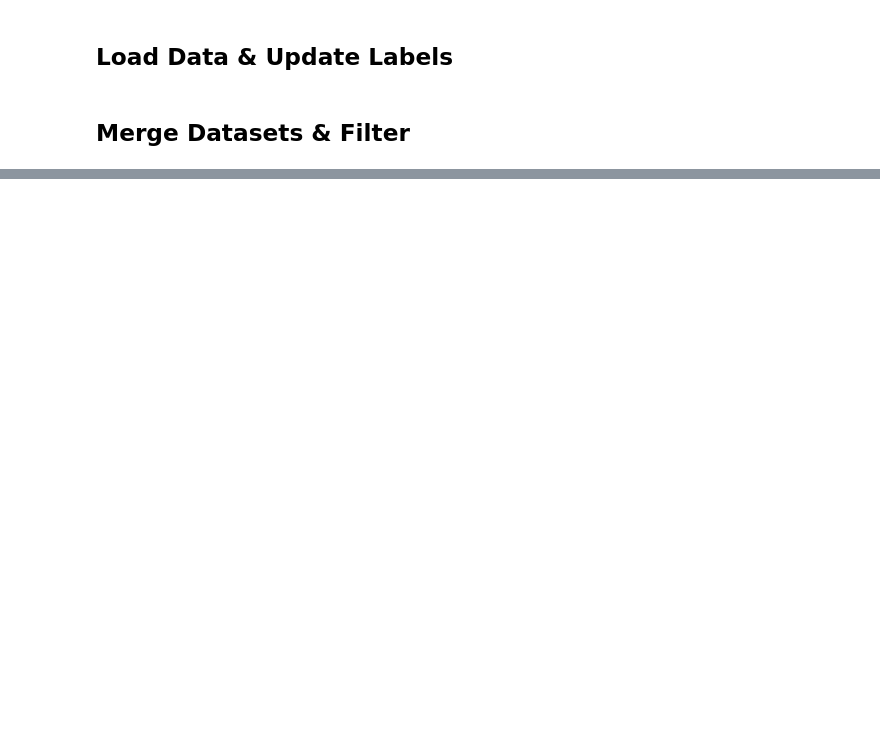
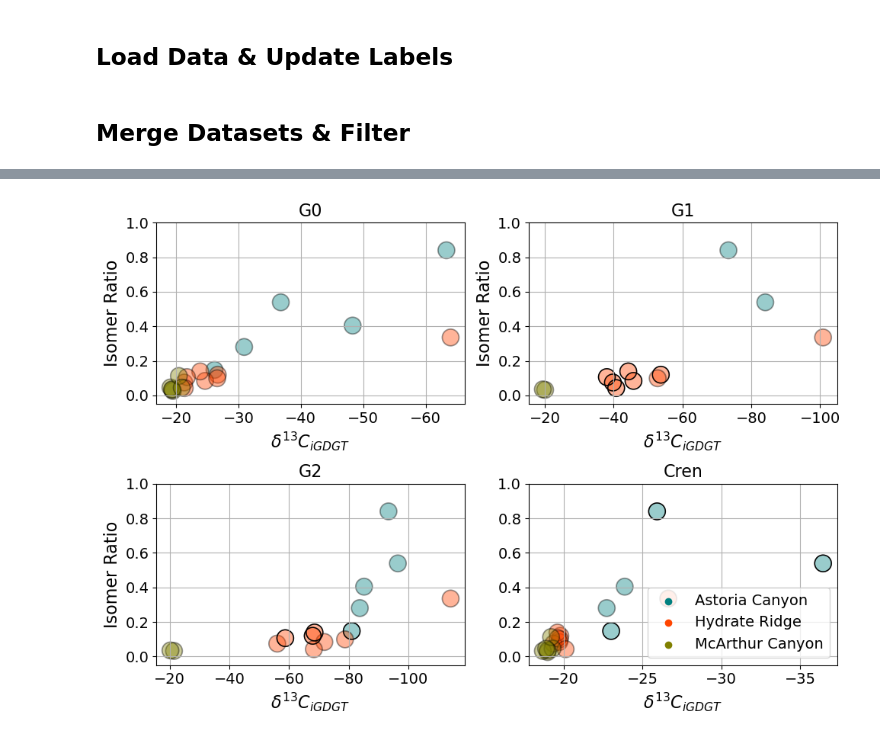
Before and after one commit to katherinekeller/cascadia-margin-lipids, a Jupyter notebook: analysis/data_figures.ipynb, the cells around one changed output, grey strips where cells are left out. Saved outputs shown, nothing was run; the diff lists cells and outputs as text; code cells hidden in the pictures; blank space fills up the shorter version.

```diff
--- a/analysis/data_figures.ipynb
+++ b/analysis/data_figures.ipynb
@@ -199,0 +200,77 @@ plt.savefig("../manuscript-figures/MI_vs_d13C.png", dpi=400)
+# %%
+import matplotlib.pyplot as plt
+import seaborn as sns
+from scipy.stats import linregress
+import pandas as pd
+import numpy as np
+
+
+gdgts = ["G0", "G1", "G2", "Cren"]
+fig, ax = plt.subplots(2, 2, figsize=(10, 7), facecolor="white")
+pal_2 = ["teal", "orangered", "olive"]
+ax = ax.flatten()
+
+for i, j in enumerate(gdgts):
+
+    sns.scatterplot(
+        data=all_merge[all_merge["Compound"] == j],
+        x="d13c_avg",
+        y="ratio",
+        hue="Location_x",
+        ax=ax[i],
+        palette=pal_2,
+        s=250,
+        edgecolor="k",
+        alpha=0.4,
+    )
+    # Filter the dataframe for each compound
+    data = low_size[low_size["Compound"] == j]
+    data_2 = low_purity_data[low_purity_data["Compound"] == j]
+    locations = data["Location_x"].unique()
+
+    # Plot each location separately to control edge and face colors
+    for location in locations:
+        subset = data[data["Location_x"] == location]
+        ax[i].scatter(
+            subset["d13c_avg"],
+            subset["ratio"],
+            edgecolor="black",
+            facecolor="none",
+            s=250,
+            alpha=1,
+            linewidth=1,
+        )
+    for location in locations:
+        subset2 = data_2[data_2["Location_x"] == location]
+        ax[i].scatter(
+            subset2["d13c_avg"],
+            subset2["ratio"],
+            edgecolor="black",
+            facecolor="none",
+            s=250,
+            alpha=1,
+            linewidth=1,
+        )
+
+    # Additional customization for each subplot as needed
+    ax[i].set_title(f"Compound: {j}")
+    ax[i].set_xlabel("$\delta^{13}C_{iGDGT}$", fontsize=16)
+    ax[i].set_ylabel("Isomer Ratio", fontsize=16)
+    ax[i].invert_xaxis()
+    ax[i].tick_params(axis="x", labelsize=14)
+    ax[i].tick_params(axis="y", labelsize=14)
+    # ax[i].set_xlim([-120,-15])
+    ax[i].set_ylim([-0.05, 1])
+    ax[i].grid("on")
+
+title = ["G0", "G1", "G2", "Cren"]
+for k, l in enumerate(title):
+    ax[k].set_title(l, fontsize=16)
+    ax[0].legend().remove()
+    ax[2].legend().remove()
+    ax[1].legend().remove()
+ax[3].set_ylabel(None)
+ax[3].legend(fontsize=14)
+plt.tight_layout()
+# %% [output]
+[figure, added]
```
Also changed, not shown: parts of 10 cells of this notebook.
